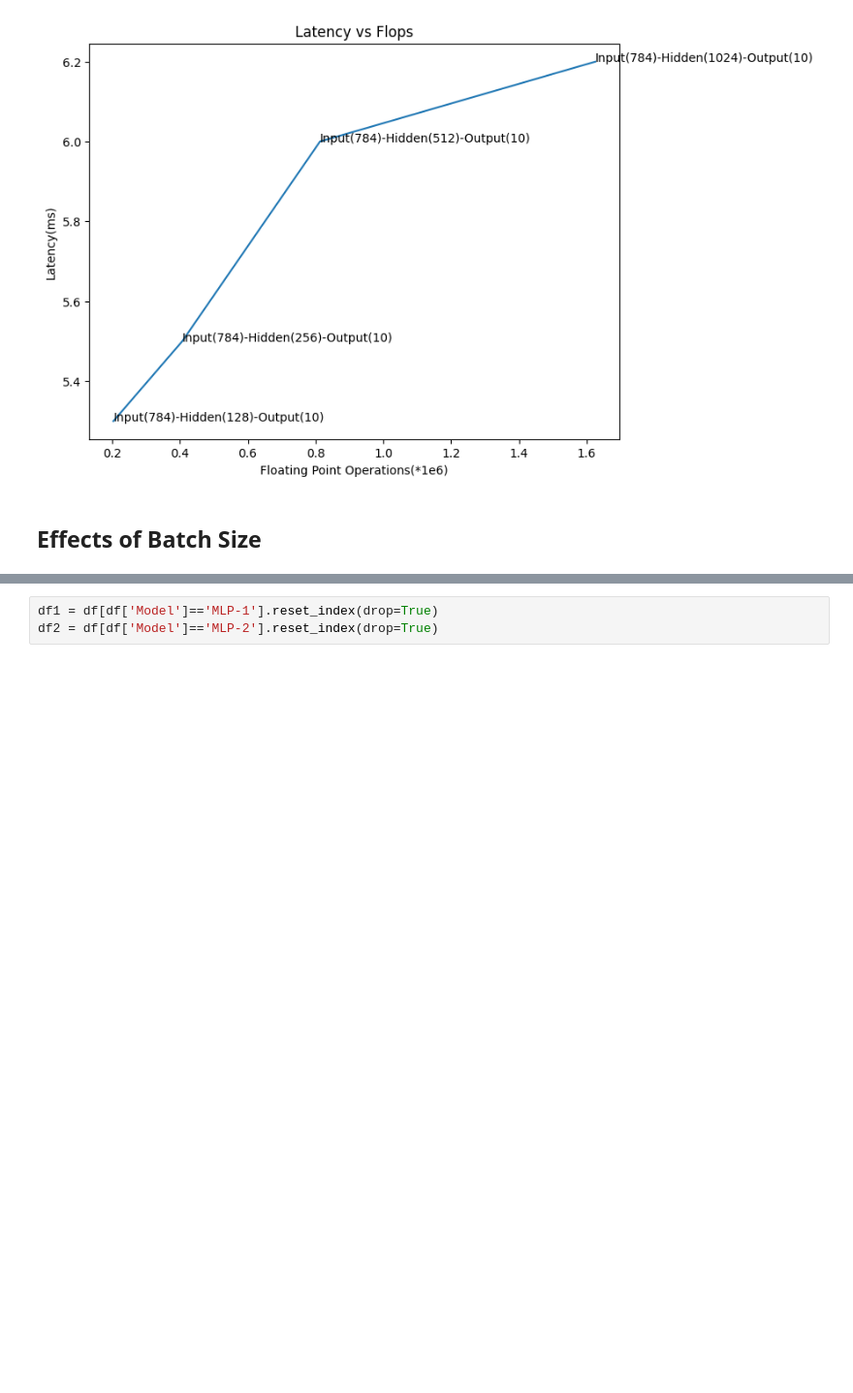
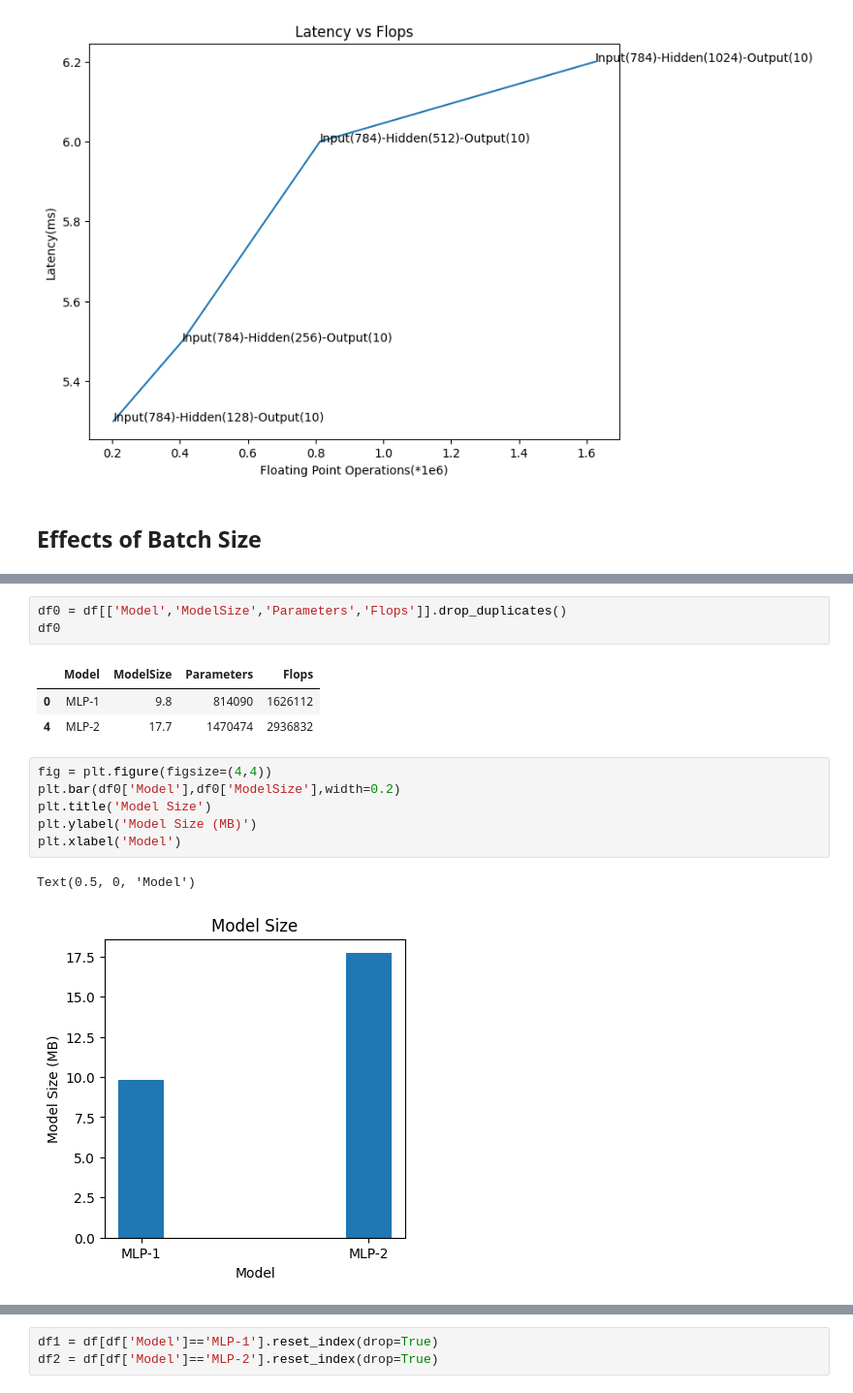
Before and after one commit to gouherdanish/mnist_classification, a Jupyter notebook: study.ipynb, the cells around one changed output, grey strips where cells are left out. Shown at 97% size. Cells and saved outputs as stored; diff of their text form; blank space fills up the shorter version.

Commit message:
Added code to supprot model comparison graphs

```diff
--- a/study.ipynb
+++ b/study.ipynb
@@ -136,3 +136,19 @@ df
 | 5 | 6 | MLP-2 | Input(400)-Hidden(1024)-Hidden(10... | 2 | 16 | 17.7 | 1470474 | 2936832 | 33.50 | ... |
 | 6 | 7 | MLP-2 | Input(400)-Hidden(1024)-Hidden(10... | 2 | 64 | 17.7 | 1470474 | 2936832 | 13.20 | ... |
 | 7 | 8 | MLP-2 | Input(400)-Hidden(1024)-Hidden(10... | 2 | 128 | 17.7 | 1470474 | 2936832 | 10.20 | ... |
+# %%
+df0 = df[['Model','ModelSize','Parameters','Flops']].drop_duplicates()
+df0
+# %% [output]
+|  | Model | ModelSize | Parameters | Flops |
+| 0 | MLP-1 | 9.8 | 814090 | 1626112 |
+| 4 | MLP-2 | 17.7 | 1470474 | 2936832 |
+# %%
+fig = plt.figure(figsize=(4,4))
+plt.bar(df0['Model'],df0['ModelSize'],width=0.2)
+plt.title('Model Size')
+plt.ylabel('Model Size (MB)')
+plt.xlabel('Model')
+# %% [output]
+Text(0.5, 0, 'Model')
+[figure, added]
```
Also changed, not shown: parts of 2 cells of this notebook.
